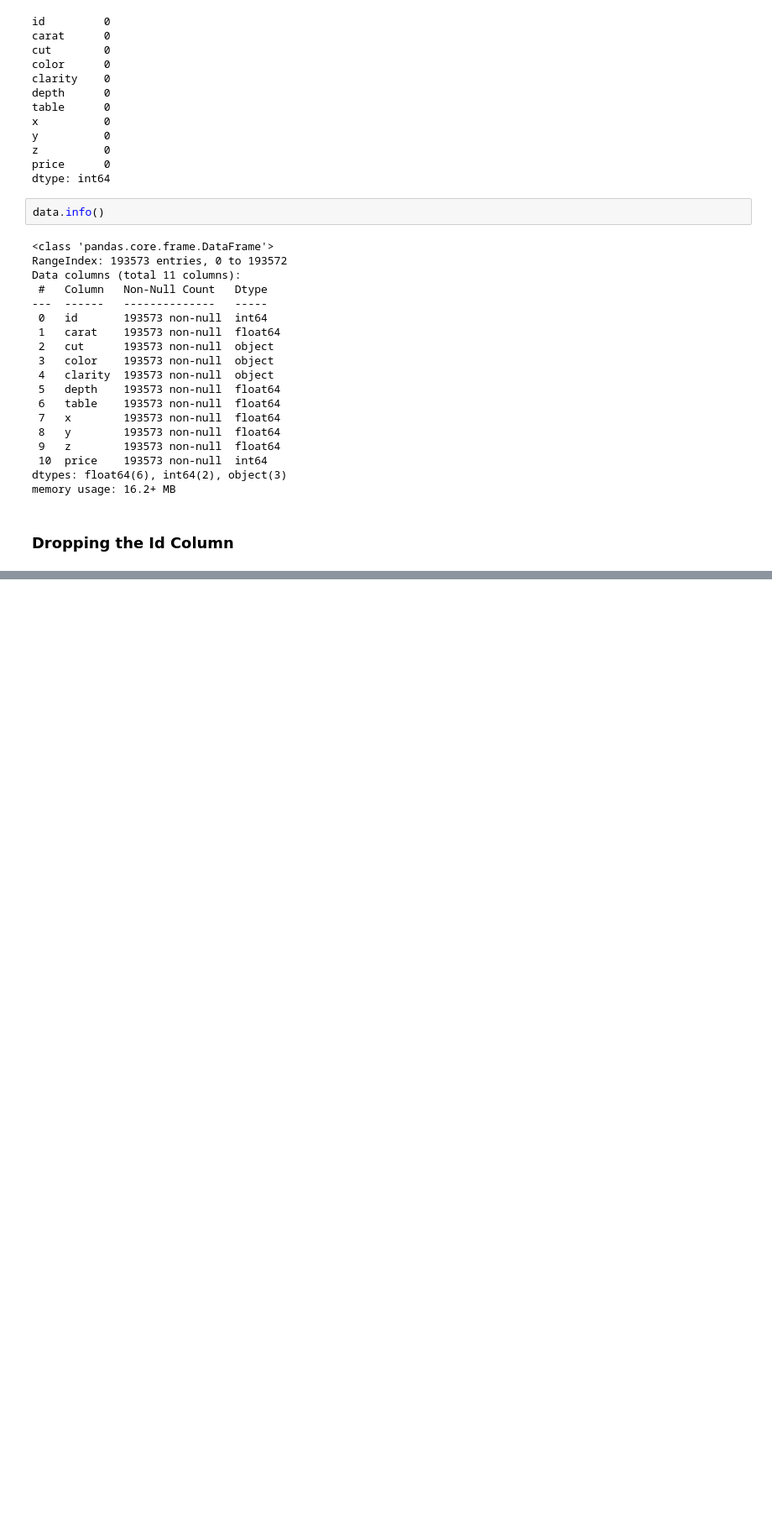
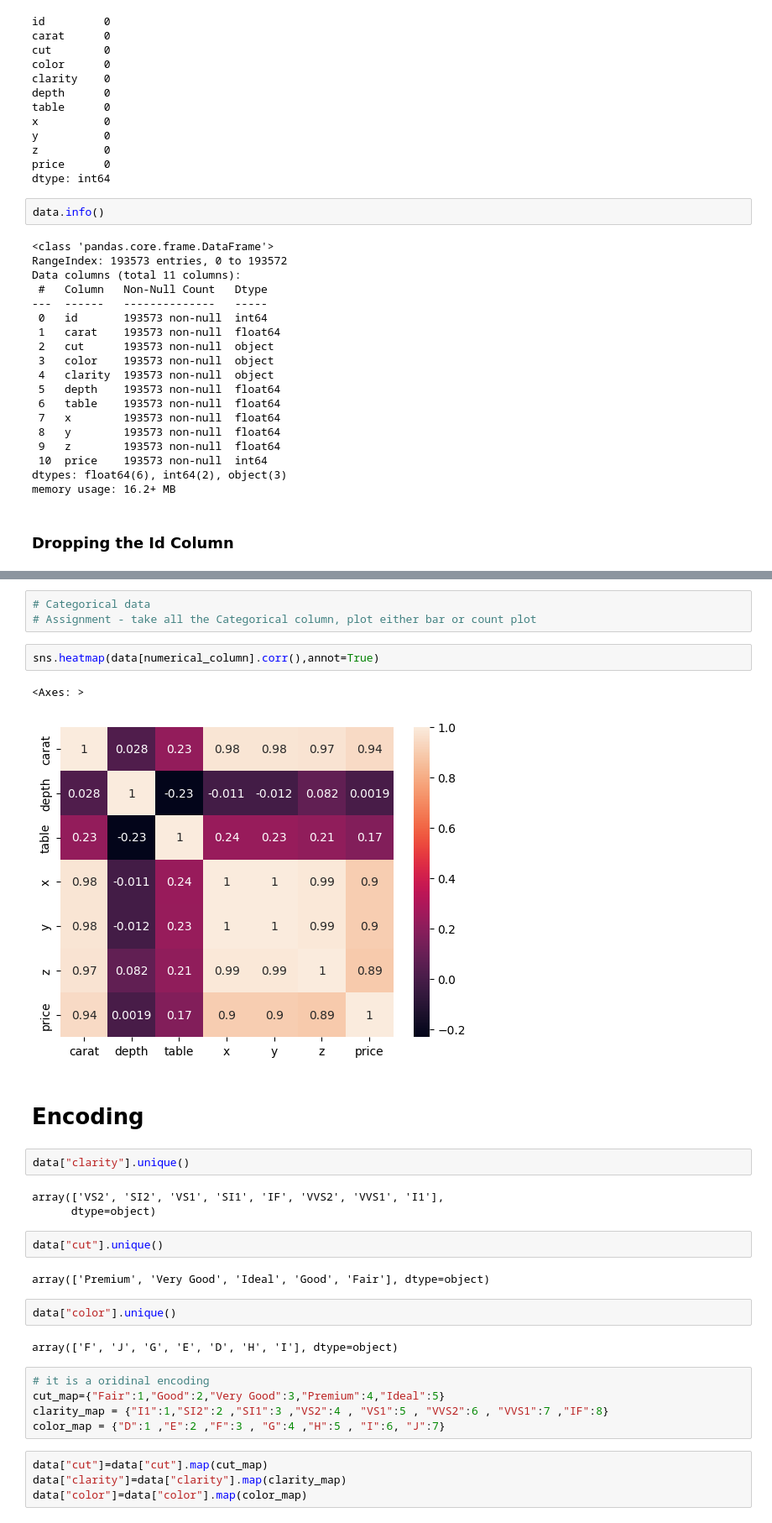
Before and after one commit to Simmisingh3/end_to_end_ML, a Jupyter notebook: notebooks/research.ipynb, the cells around one changed output, grey strips where cells are left out. Shown: that part at 84% size. Drawn from its saved outputs; the diff is of its cells as text; blank space fills up the shorter version.

```diff
--- a/notebooks/research.ipynb
+++ b/notebooks/research.ipynb
@@ -97,0 +249,32 @@ data.drop(labels=["id"], axis=1)
+# %%
+# Categorical data
+# Assignment - take all the Categorical column, plot either bar or count plot
+# %%
+sns.heatmap(data[numerical_column].corr(),annot=True)
+# %% [output]
+<Axes: >
+[figure, added]
+# %% [markdown]
+# Encoding
+# %%
+data["clarity"].unique()
+# %% [output]
+array(['VS2', 'SI2', 'VS1', 'SI1', 'IF', 'VVS2', 'VVS1', 'I1'],
+      dtype=object)
+# %%
+data["cut"].unique()
+# %% [output]
+array(['Premium', 'Very Good', 'Ideal', 'Good', 'Fair'], dtype=object)
+# %%
+data["color"].unique()
+# %% [output]
+array(['F', 'J', 'G', 'E', 'D', 'H', 'I'], dtype=object)
+# %%
+# it is a oridinal encoding
+cut_map={"Fair":1,"Good":2,"Very Good":3,"Premium":4,"Ideal":5}
+clarity_map = {"I1":1,"SI2":2 ,"SI1":3 ,"VS2":4 , "VS1":5 , "VVS2":6 , "VVS1":7 ,"IF":8}
+color_map = {"D":1 ,"E":2 ,"F":3 , "G":4 ,"H":5 , "I":6, "J":7}
+# %%
+data["cut"]=data["cut"].map(cut_map)
+data["clarity"]=data["clarity"].map(clarity_map)
+data["color"]=data["color"].map(color_map)
```
Also changed, not shown: parts of 20 cells of this notebook, 2 other files.
